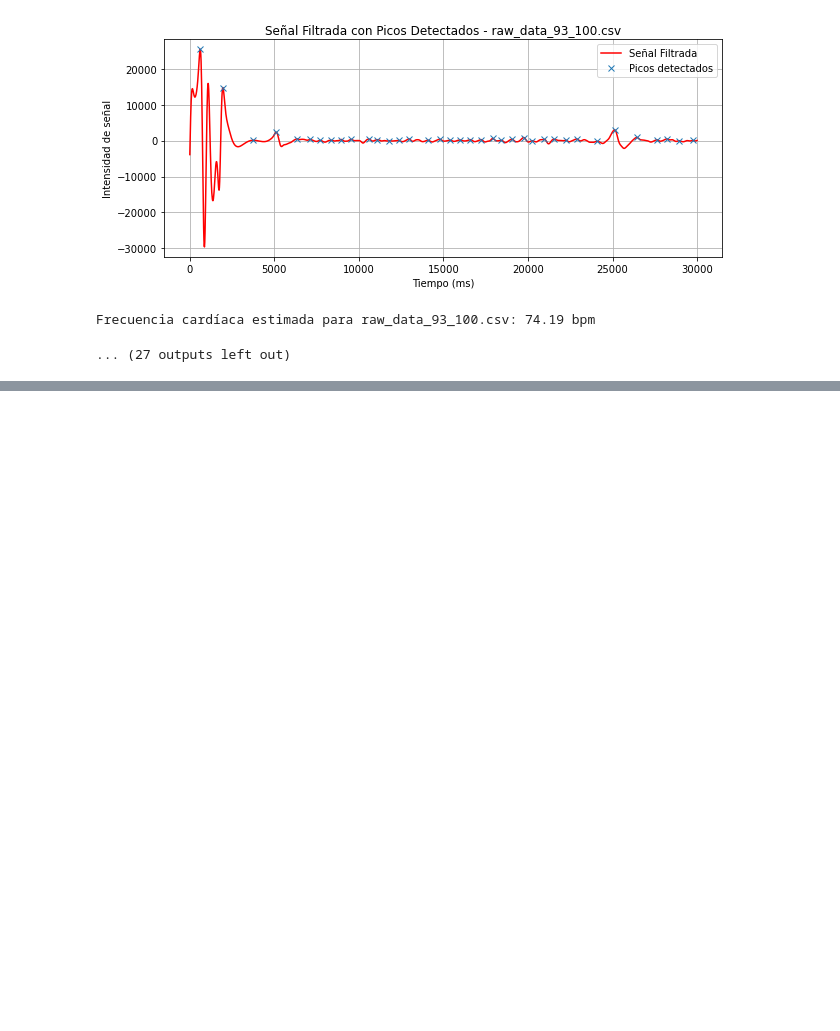
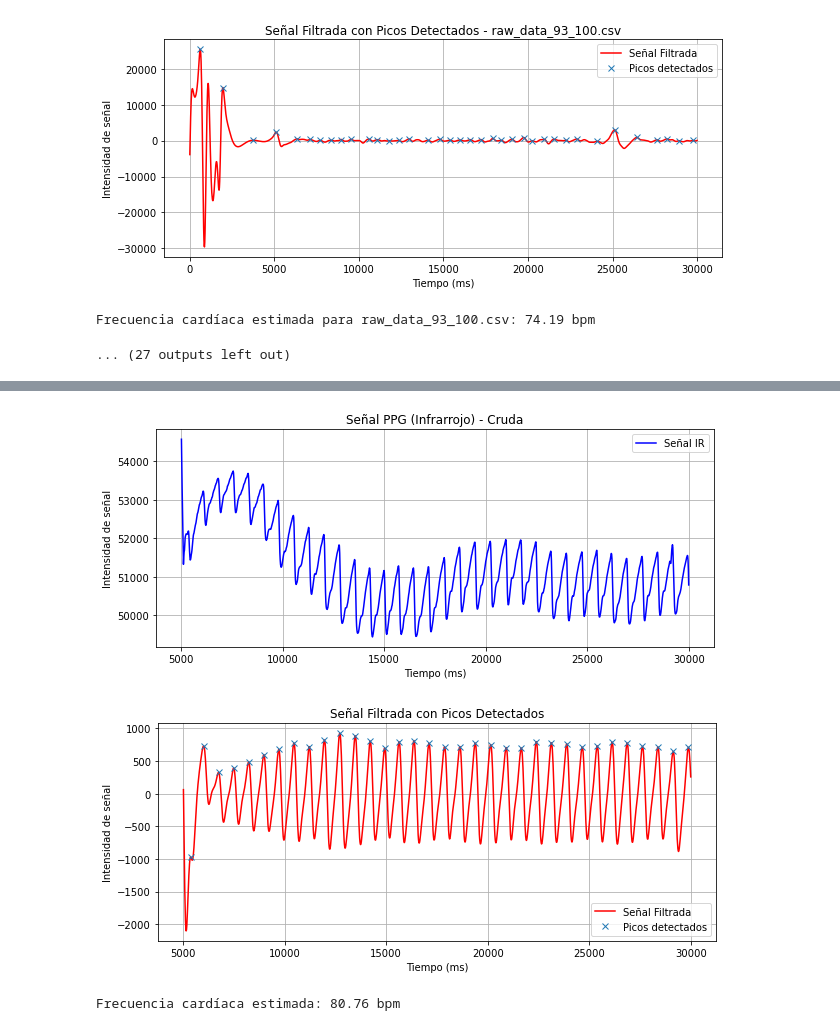
Before and after one commit to ElenaRuizMoreno/TFG-Elena-Ruiz, a Jupyter notebook: Código/procesamiento/AFE4403.ipynb, the cells around one changed output, grey strips where cells are left out. Saved outputs shown, nothing was run; the diff lists cells and outputs as text; code cells hidden in the pictures; blank space fills up the shorter version.

```diff
--- a/Código/procesamiento/AFE4403.ipynb
+++ b/Código/procesamiento/AFE4403.ipynb
@@ -456,0 +513,59 @@ Frecuencia cardíaca estimada para raw_data_93_100.csv: 74.19 bpm
+# %%
+import pandas as pd
+import matplotlib.pyplot as plt
+from scipy.signal import butter, filtfilt, find_peaks
+
+# 1. Cargar los datos
+file_path = r"C:\Users\Elena\Desktop\GitHub\TFG-Elena-Ruiz\Datos\Datos crudos\save_log2\raw_data_98_81.csv"
+df = pd.read_csv(file_path, sep=";")
+
+# Eliminar los primeros 5000 ms
+df = df[df["Tiempo (ms)"] >= 5000].reset_index(drop=True)
+
+# 2. Visualizar la señal PPG (IR)
+plt.figure(figsize=(10, 4))
+plt.plot(df["Tiempo (ms)"], df["IR"], label="Señal IR", color="blue")
+plt.xlabel("Tiempo (ms)")
+plt.ylabel("Intensidad de señal")
+plt.title("Señal PPG (Infrarrojo) - Cruda")
+plt.legend()
+plt.grid(True)
+plt.show()
+
+# 3. Filtrar la señal (Paso banda 0.5 - 3 Hz)
+def butter_bandpass(lowcut, highcut, fs, order=5):
+    nyq = 0.5 * fs
+    low = lowcut / nyq
+    high = highcut / nyq
+    b, a = butter(order, [low, high], btype='band')
+    return b, a
+
+def bandpass_filter(data, lowcut=0.5, highcut=3.0, fs=60, order=2):
+    b, a = butter_bandpass(lowcut, highcut, fs, order)
+    return filtfilt(b, a, data)
+
+fs = 1000 / (df["Tiempo (ms)"].diff().mean())  # Calcular frecuencia de muestreo
+df["IR_filtrada"] = bandpass_filter(df["IR"], fs=fs)
+
+# 4. Detectar picos para calcular la frecuencia cardíaca
+peaks, _ = find_peaks(df["IR_filtrada"], distance=fs/2)  # Separación mínima de 0.5s (~30 latidos/min)
+
+# Graficar señal filtrada y picos detectados
+plt.figure(figsize=(10, 4))
+plt.plot(df["Tiempo (ms)"], df["IR_filtrada"], label="Señal Filtrada", color="red")
+plt.plot(df["Tiempo (ms)"].iloc[peaks], df["IR_filtrada"].iloc[peaks], "x", label="Picos detectados")
+plt.xlabel("Tiempo (ms)")
+plt.ylabel("Intensidad de señal")
+plt.title("Señal Filtrada con Picos Detectados")
+plt.legend()
+plt.grid(True)
+plt.show()
+
+# 5. Calcular frecuencia cardíaca
+rr_intervals = df["Tiempo (ms)"].iloc[peaks].diff().dropna()  # Diferencias entre picos
+global_hr = 60000 / rr_intervals.mean()  # Convertir a latidos por minuto (bpm)
+print(f"Frecuencia cardíaca estimada: {global_hr:.2f} bpm")
+# %% [output]
+[figure, added]
+[figure, added]
+Frecuencia cardíaca estimada: 80.76 bpm
```
Also changed, not shown: parts of 2 cells of this notebook, 2 other files.
